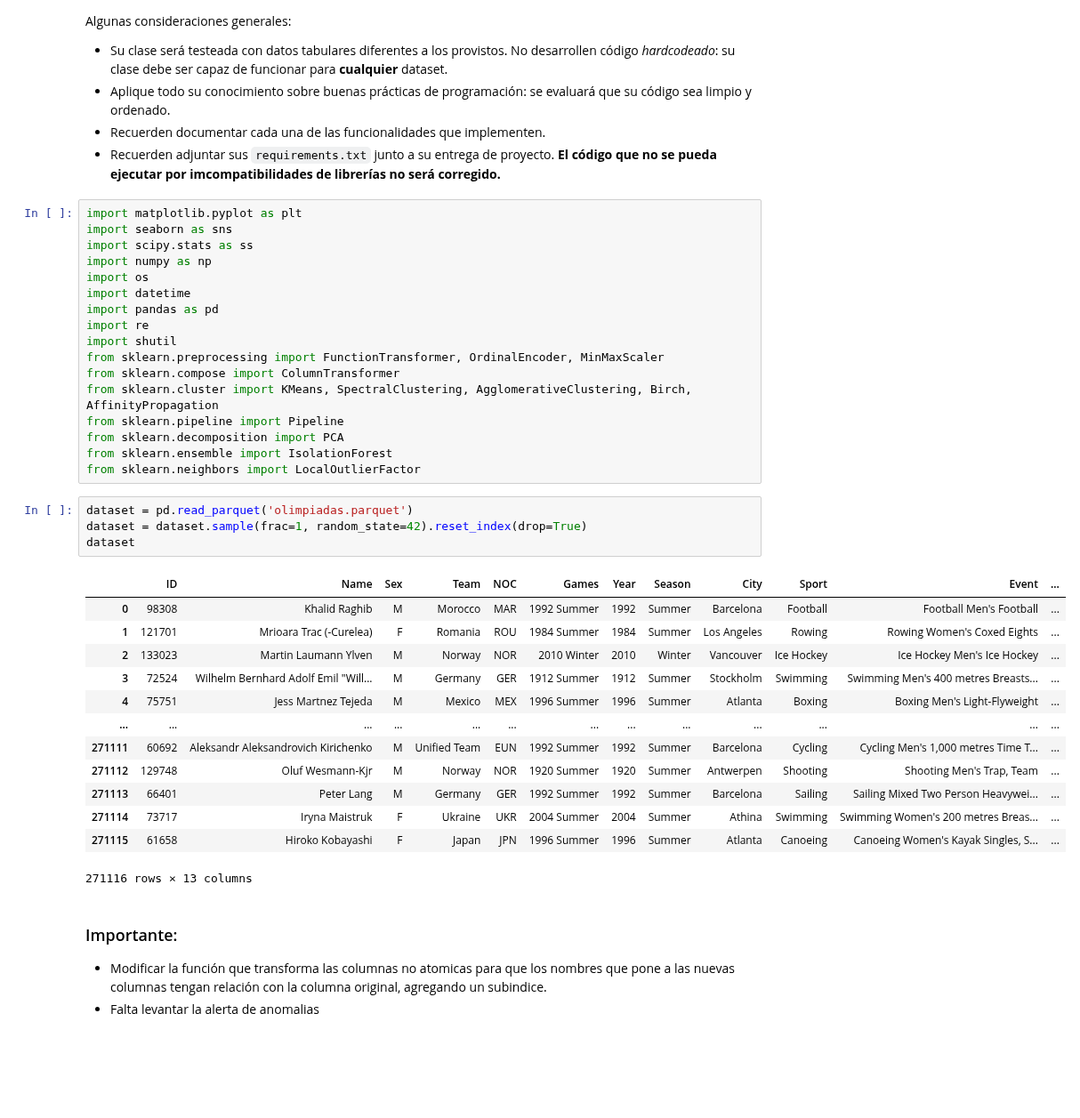
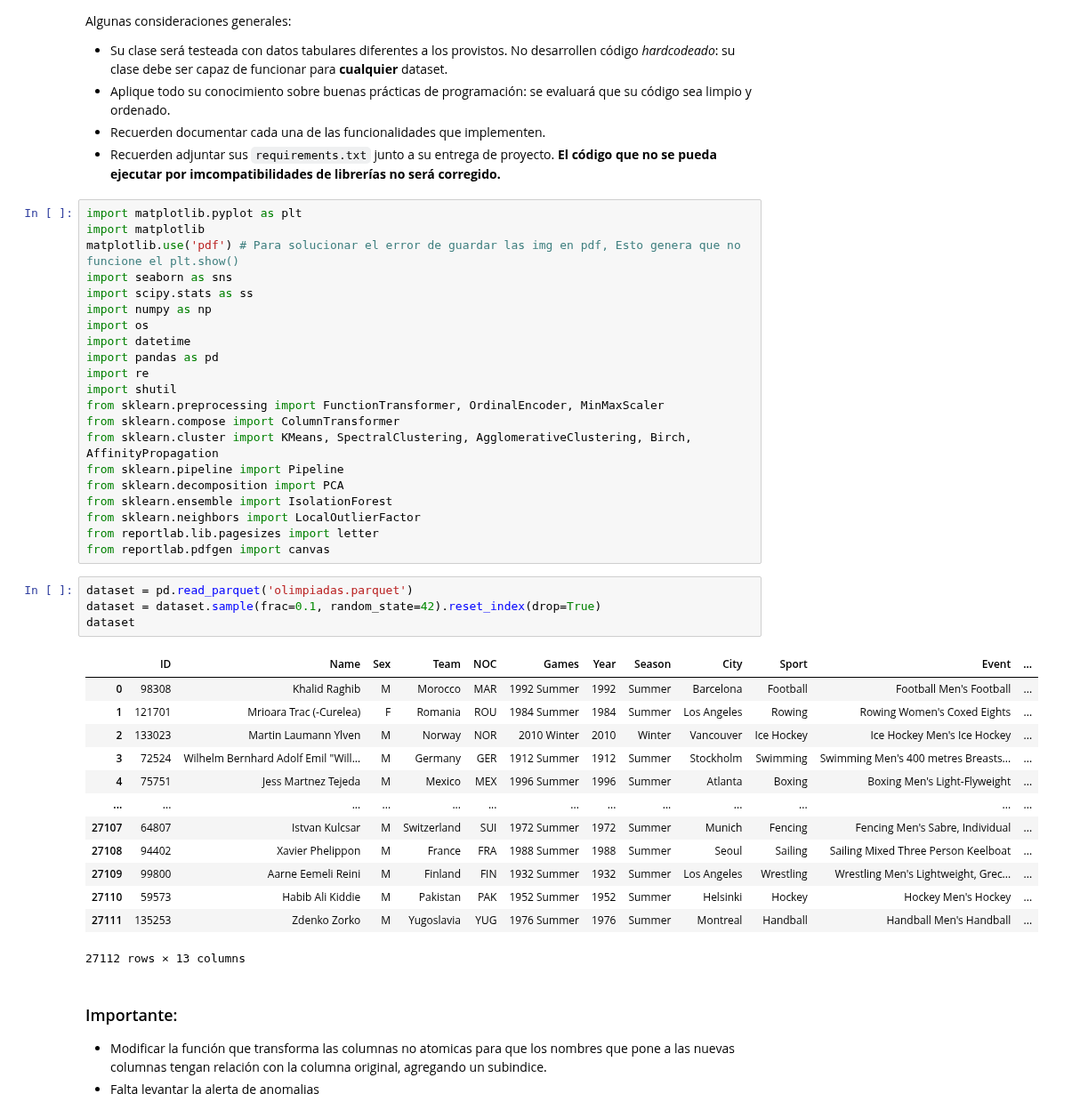
Before and after one commit to BnjmnNicholas/MDS7202-2023-2, a Jupyter notebook: PROY 1/Proyecto.ipynb, the cells around one changed output. Shown at 89% size. Cells and saved outputs as stored; diff of their text form; blank space fills up the shorter version.

Commit message:
Update Proyecto.ipynb
Se cambia guardado de imagenes por problema al guardar pdf

```diff
--- a/PROY 1/Proyecto.ipynb
+++ b/PROY 1/Proyecto.ipynb
@@ -127,6 +127,8 @@ Algunas consideraciones generales:
 - Recuerden adjuntar sus `requirements.txt` junto a su entrega de proyecto. **El código que no se pueda ejecutar por imcompatibilidades de librerías no será corregido.**
 # %%
 import matplotlib.pyplot as plt
+import matplotlib
+matplotlib.use('pdf') # Para solucionar el error de guardar las img en pdf, Esto genera que no funcione el plt.show()
 import seaborn as sns
 import scipy.stats as ss
 import numpy as np
@@ -142,24 +144,26 @@ from sklearn.pipeline import Pipeline
 from sklearn.decomposition import PCA
 from sklearn.ensemble import IsolationForest
 from sklearn.neighbors import LocalOutlierFactor
+from reportlab.lib.pagesizes import letter
+from reportlab.pdfgen import canvas
 # %%
 dataset = pd.read_parquet('olimpiadas.parquet')
-dataset = dataset.sample(frac=1, random_state=42).reset_index(drop=True)
+dataset = dataset.sample(frac=0.1, random_state=42).reset_index(drop=True)
 dataset
 # %% [output]
 |  | ID | Name | Sex | Team | NOC | Games | Year | Season | City | Sport | Event | ... |
 | 0 | 98308 | Khalid Raghib | M | Morocco | MAR | 1992 Summer | 1992 | Summer | Barcelona | Football | Football Men's Football | ... |
 | 1 | 121701 | Mrioara Trac (-Curelea) | F | Romania | ROU | 1984 Summer | 1984 | Summer | Los Angeles | Rowing | Rowing Women's Coxed Eights | ... |
 | 2 | 133023 | Martin Laumann Ylven | M | Norway | NOR | 2010 Winter | 2010 | Winter | Vancouver | Ice Hockey | Ice Hockey Men's Ice Hockey | ... |
 | 3 | 72524 | Wilhelm Bernhard Adolf Emil "Will... | M | Germany | GER | 1912 Summer | 1912 | Summer | Stockholm | Swimming | Swimming Men's 400 metres Breasts... | ... |
 | 4 | 75751 | Jess Martnez Tejeda | M | Mexico | MEX | 1996 Summer | 1996 | Summer | Atlanta | Boxing | Boxing Men's Light-Flyweight | ... |
 | ... | ... | ... | ... | ... | ... | ... | ... | ... | ... | ... | ... | ... |
-| 271111 | 60692 | Aleksandr Aleksandrovich Kirichenko | M | Unified Team | EUN | 1992 Summer | 1992 | Summer | Barcelona | Cycling | Cycling Men's 1,000 metres Time T... | ... |
-| 271112 | 129748 | Oluf Wesmann-Kjr | M | Norway | NOR | 1920 Summer | 1920 | Summer | Antwerpen | Shooting | Shooting Men's Trap, Team | ... |
-| 271113 | 66401 | Peter Lang | M | Germany | GER | 1992 Summer | 1992 | Summer | Barcelona | Sailing | Sailing Mixed Two Person Heavywei... | ... |
-| 271114 | 73717 | Iryna Maistruk | F | Ukraine | UKR | 2004 Summer | 2004 | Summer | Athina | Swimming | Swimming Women's 200 metres Breas... | ... |
-| 271115 | 61658 | Hiroko Kobayashi | F | Japan | JPN | 1996 Summer | 1996 | Summer | Atlanta | Canoeing | Canoeing Women's Kayak Singles, S... | ... |
+| 27107 | 64807 | Istvan Kulcsar | M | Switzerland | SUI | 1972 Summer | 1972 | Summer | Munich | Fencing | Fencing Men's Sabre, Individual | ... |
+| 27108 | 94402 | Xavier Phelippon | M | France | FRA | 1988 Summer | 1988 | Summer | Seoul | Sailing | Sailing Mixed Three Person Keelboat | ... |
+| 27109 | 99800 | Aarne Eemeli Reini | M | Finland | FIN | 1932 Summer | 1932 | Summer | Los Angeles | Wrestling | Wrestling Men's Lightweight, Grec... | ... |
+| 27110 | 59573 | Habib Ali Kiddie | M | Pakistan | PAK | 1952 Summer | 1952 | Summer | Helsinki | Hockey | Hockey Men's Hockey | ... |
+| 27111 | 135253 | Zdenko Zorko | M | Yugoslavia | YUG | 1976 Summer | 1976 | Summer | Montreal | Handball | Handball Men's Handball | ... |
-271116 rows × 13 columns
+27112 rows × 13 columns
 # %% [markdown]
 ### Importante:
 
```
Also changed, not shown: parts of 6 cells of this notebook.
